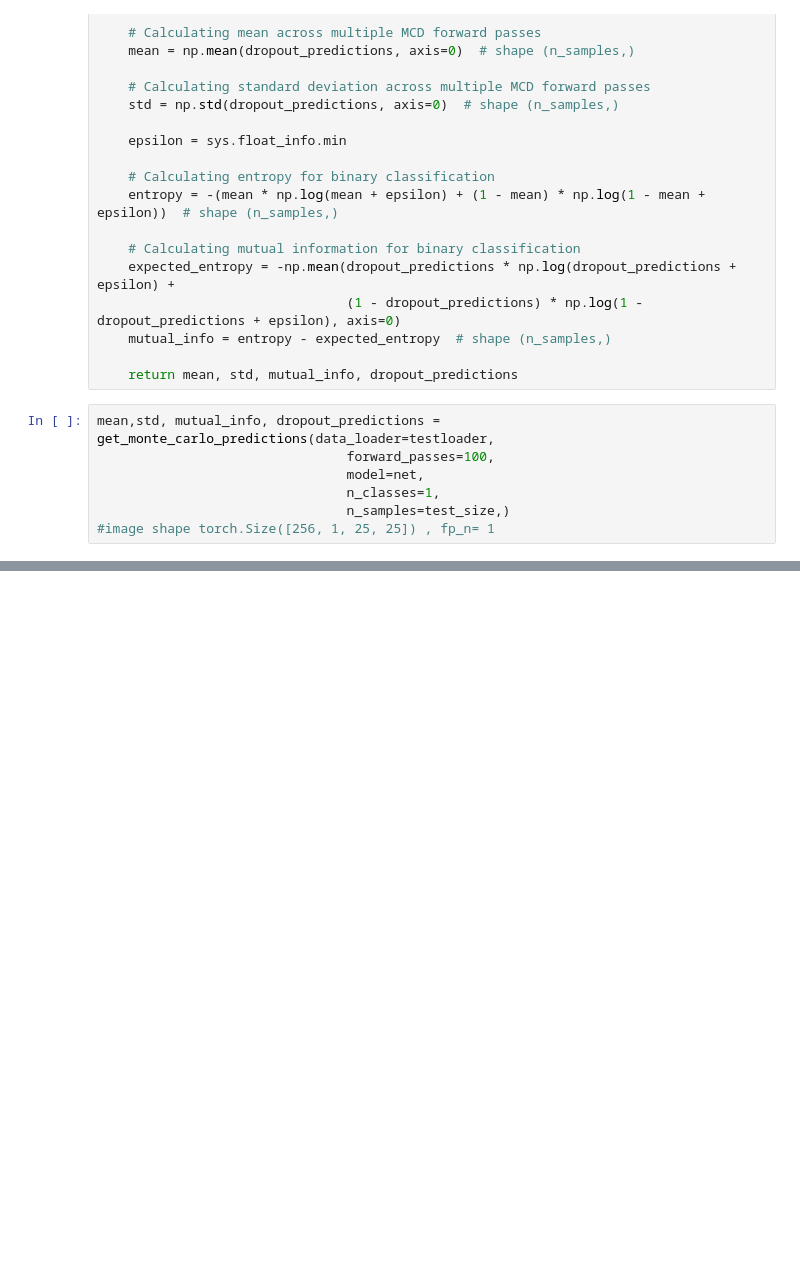
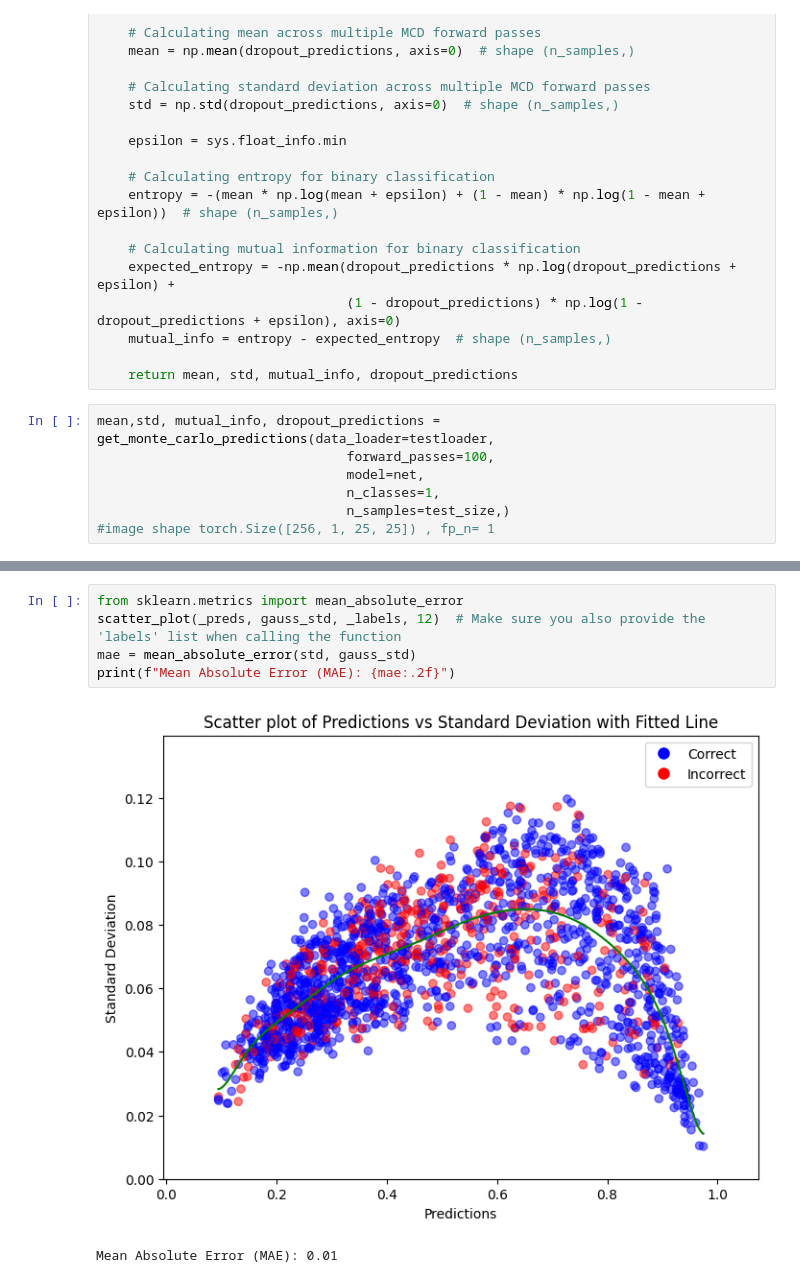
Before and after one commit to andreasvalen/MonteCarloDropoutOnLHCData, a Jupyter notebook: derust.ipynb, the cells around one changed output, grey strips where cells are left out. Cells and saved outputs as stored; diff of their text form; blank space fills up the shorter version.

```diff
--- a/derust.ipynb
+++ b/derust.ipynb
@@ -590,0 +561,8 @@ plot_histogram(values, original_predicition=_preds[2], std=sp_std[2], label=_lab
+# %%
+from sklearn.metrics import mean_absolute_error
+scatter_plot(_preds, gauss_std, _labels, 12)  # Make sure you also provide the 'labels' list when calling the function
+mae = mean_absolute_error(std, gauss_std)
+print(f"Mean Absolute Error (MAE): {mae:.2f}")
+# %% [output]
+[figure, added]
+Mean Absolute Error (MAE): 0.01
```
Also changed, not shown: parts of 15 cells of this notebook.
